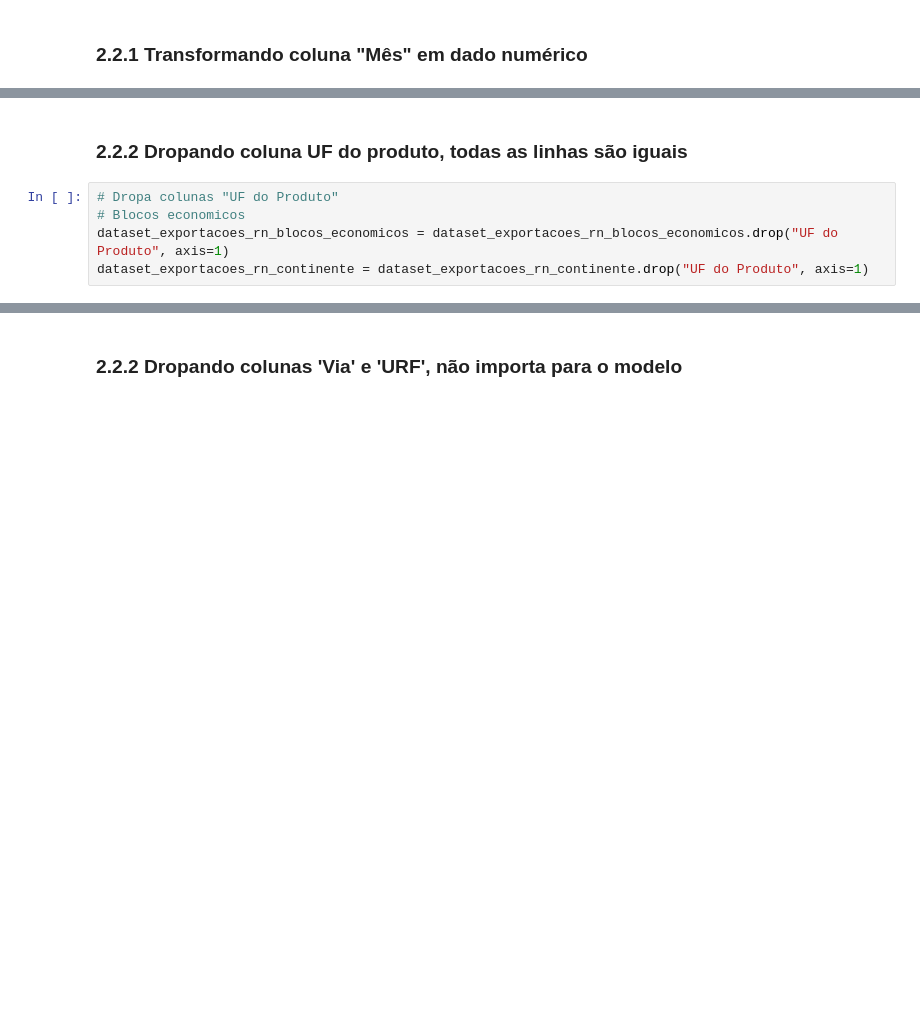
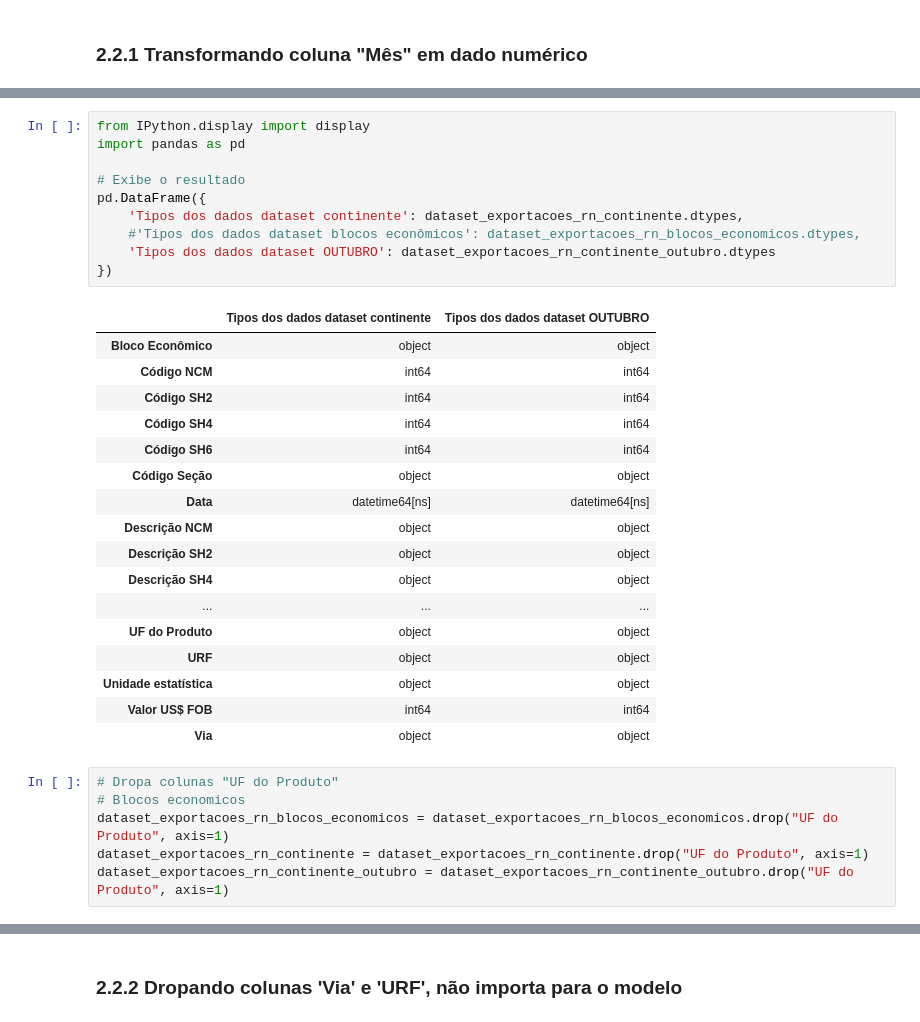
Before and after one commit to jgoulartf/analise_exportacoes_rn, a Jupyter notebook: src/notebooks/preprocessing/01_data_cleaning.ipynb, the cells around one changed output, grey strips where cells are left out. Drawn from its saved outputs; the diff is of its cells as text; blank space fills up the shorter version.

```diff
--- a/src/notebooks/preprocessing/01_data_cleaning.ipynb
+++ b/src/notebooks/preprocessing/01_data_cleaning.ipynb
@@ -147,8 +170,35 @@ dataset_exportacoes_rn_continente = dataset_exportacoes_rn_continente.drop("Unna
-# %% [markdown]
-### 2.2.2 Dropando coluna UF do produto, todas as linhas são iguais
+# %%
+from IPython.display import display
+import pandas as pd
+
+# Exibe o resultado
+pd.DataFrame({
+    'Tipos dos dados dataset continente': dataset_exportacoes_rn_continente.dtypes,
+    #'Tipos dos dados dataset blocos econômicos': dataset_exportacoes_rn_blocos_economicos.dtypes,
+    'Tipos dos dados dataset OUTUBRO': dataset_exportacoes_rn_continente_outubro.dtypes
+})
+# %% [output]
+|  | Tipos dos dados dataset continente | Tipos dos dados dataset OUTUBRO |
+| Bloco Econômico | object | object |
+| Código NCM | int64 | int64 |
+| Código SH2 | int64 | int64 |
+| Código SH4 | int64 | int64 |
+| Código SH6 | int64 | int64 |
+| Código Seção | object | object |
+| Data | datetime64[ns] | datetime64[ns] |
+| Descrição NCM | object | object |
+| Descrição SH2 | object | object |
+| Descrição SH4 | object | object |
+| ... | ... | ... |
+| UF do Produto | object | object |
+| URF | object | object |
+| Unidade estatística | object | object |
+| Valor US$ FOB | int64 | int64 |
+| Via | object | object |
 # %%
 # Dropa colunas "UF do Produto"
 # Blocos economicos
 dataset_exportacoes_rn_blocos_economicos = dataset_exportacoes_rn_blocos_economicos.drop("UF do Produto", axis=1)
 dataset_exportacoes_rn_continente = dataset_exportacoes_rn_continente.drop("UF do Produto", axis=1)
+dataset_exportacoes_rn_continente_outubro = dataset_exportacoes_rn_continente_outubro.drop("UF do Produto", axis=1)
 # %%
```
Also changed, not shown: parts of 11 cells of this notebook, 30 other files.
